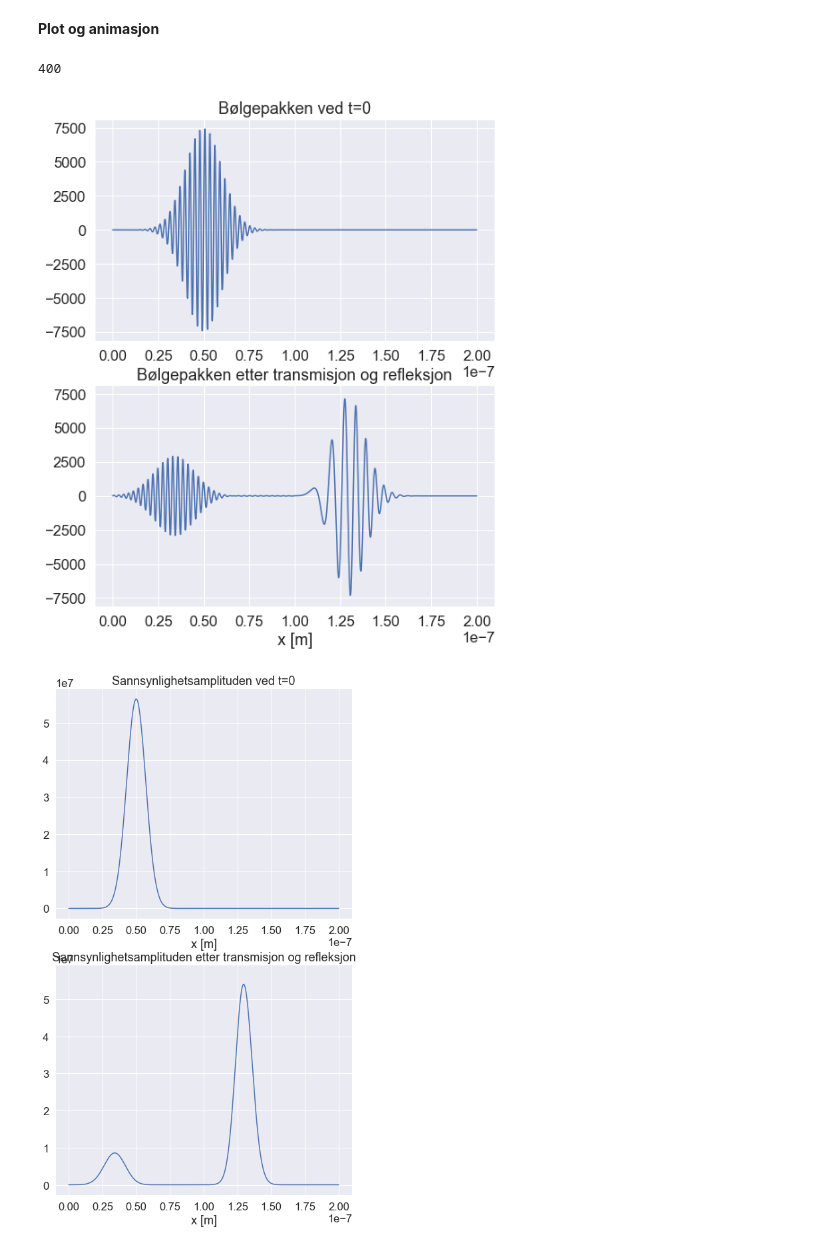
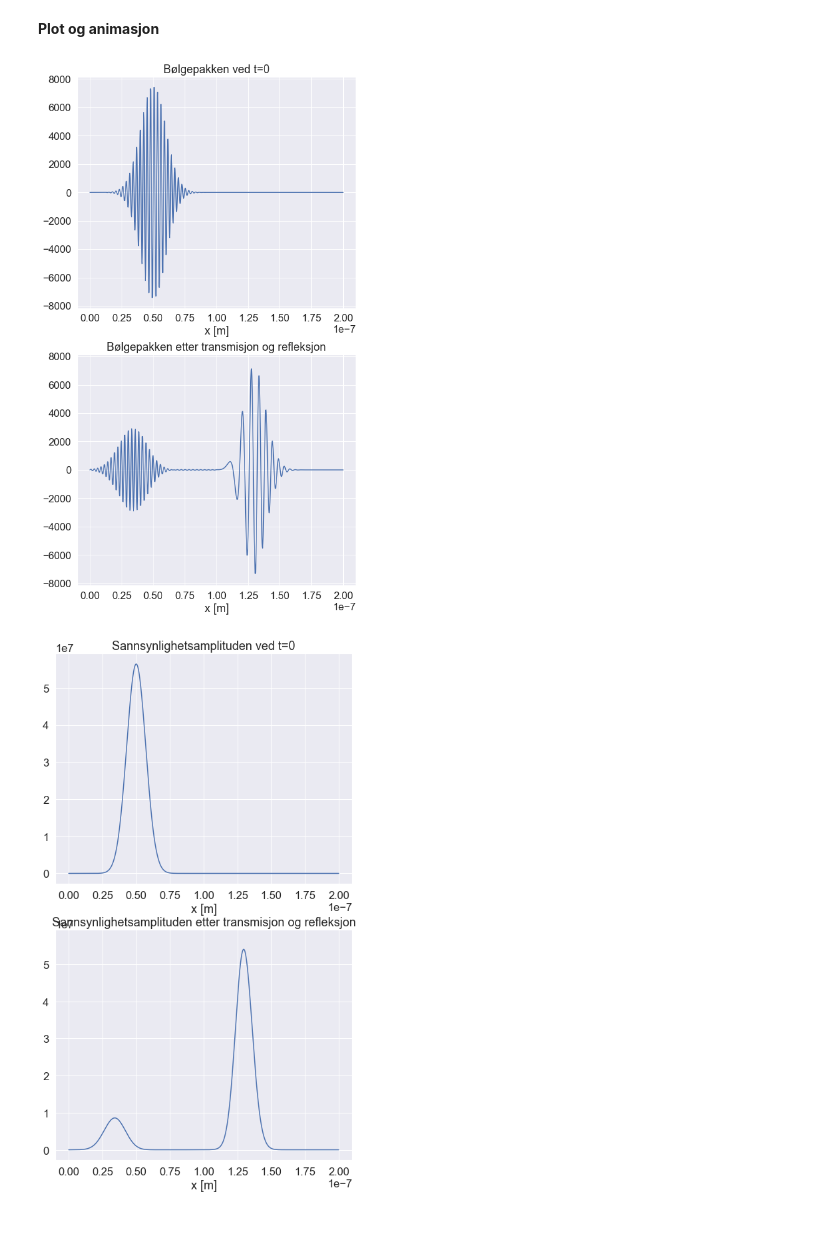
Before and after one commit to astridmo/Fys245-Quantum-physics, a Jupyter notebook: oblig/ObligFys245.ipynb, the cells around one changed output. Saved outputs shown, nothing was run; the diff lists cells and outputs as text; code cells hidden in the pictures.

```diff
--- a/oblig/ObligFys245.ipynb
+++ b/oblig/ObligFys245.ipynb
@@ -159,7 +164,7 @@ def V(x):
 def Phi(Phi_forrige_tidssteg, x, dx, dt):
     """
     Funksjon for å regne ut ny verdi av bølgepakken Phi som en funksjon av forrige verdi av Phi.
-    Dette gjøres for å se hvordan bølgepakken forflytter seg med tiden
+    Dette gjøres for å se hvordan bølgepakken forflytter seg
 
     Inputs
     ------
@@ -282,21 +287,20 @@ __Plot og animasjon__
 # %%
 # =================================
 # Plotter bølgepakken
 # =================================
-f, (ax1, ax2) = plt.subplots(2, 1, sharey=True, figsize=(8,10))
+f, (ax1, ax2) = plt.subplots(2, 1, sharey=True, figsize=(8,15))
 ax1.plot(x, saved_phi[0].imag)
 ax2.plot(x, saved_phi[-1])
 
 ax1.title.set_text('Bølgepakken ved t=0')
 ax2.title.set_text('Bølgepakken etter transmisjon og refleksjon')
 
 ax1.set_xlabel('x [m]')
 ax2.set_xlabel('x [m]')
 
 plt.show()
 # %% [output]
-400
-[figure, old version]
+[figure, new version]
 # %%
 # ===================================
 # Plotter sannsynlighetsamplituden
```
Also changed, not shown: parts of 4 cells of this notebook.
